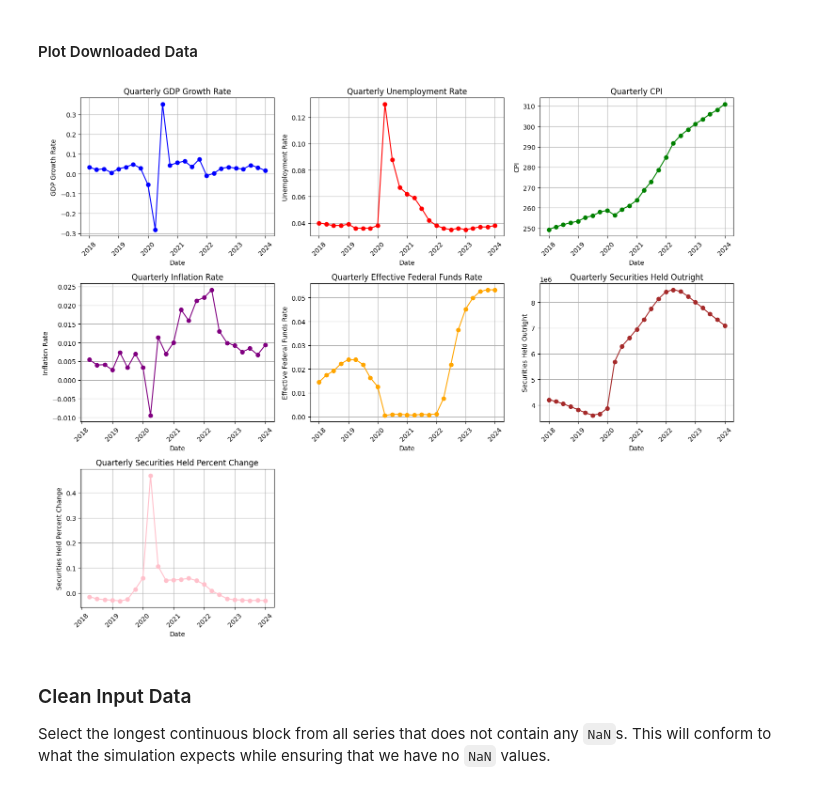
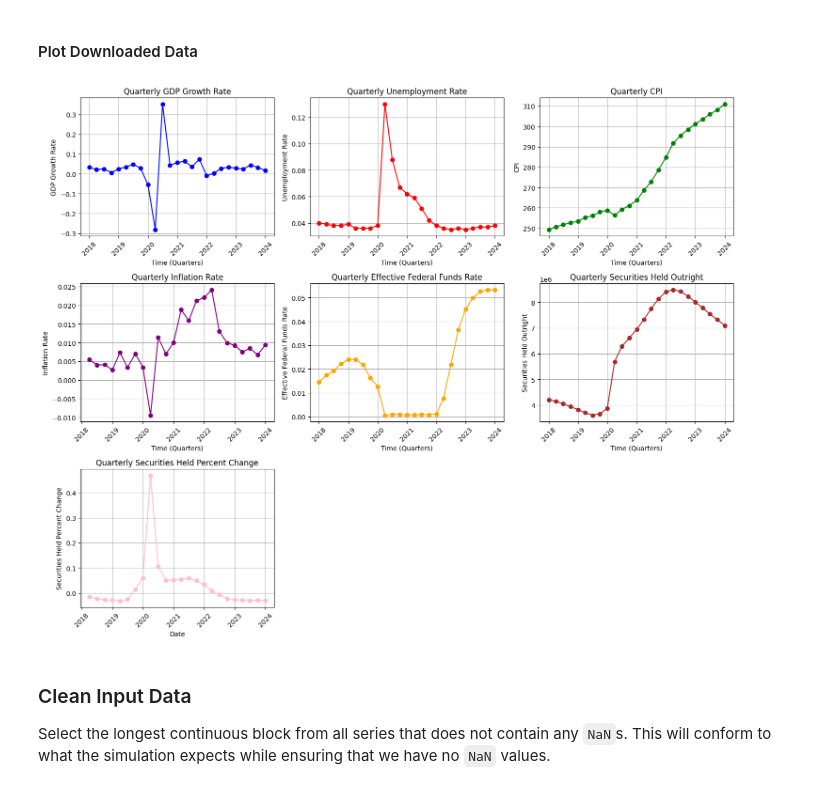
Before and after one commit to akhilkarra/agentomics, a Jupyter notebook: docs/evaluate_multi_agent_system.ipynb, the cells around one changed output. Drawn from its saved outputs; the diff is of its cells as text; code cells hidden in the pictures.

```diff
--- a/docs/evaluate_multi_agent_system.ipynb
+++ b/docs/evaluate_multi_agent_system.ipynb
@@ -144,7 +144,7 @@ plots_info = [
         "x": "date",
         "y": "Quarterly GDP Growth Rate",
         "title": "Quarterly GDP Growth Rate",
-        "xlabel": "Date",
+        "xlabel": "Time (Quarters)",
         "ylabel": "GDP Growth Rate",
         "marker": "o",
         "linestyle": "-",
@@ -155,7 +155,7 @@ plots_info = [
         "x": "date",
         "y": "Quarterly Unemployment Rate",
         "title": "Quarterly Unemployment Rate",
-        "xlabel": "Date",
+        "xlabel": "Time (Quarters)",
         "ylabel": "Unemployment Rate",
         "marker": "o",
         "linestyle": "-",
@@ -166,7 +166,7 @@ plots_info = [
         "x": "date",
         "y": "Quarterly CPI",
         "title": "Quarterly CPI",
-        "xlabel": "Date",
+        "xlabel": "Time (Quarters)",
         "ylabel": "CPI",
         "marker": "o",
         "linestyle": "-",
@@ -177,7 +177,7 @@ plots_info = [
         "x": "date",
         "y": "Quarterly Inflation Rate",
         "title": "Quarterly Inflation Rate",
-        "xlabel": "Date",
+        "xlabel": "Time (Quarters)",
         "ylabel": "Inflation Rate",
         "marker": "o",
         "linestyle": "-",
@@ -189,39 +189,39 @@ plots_info = [
         "x": "date",
         "y": "Quarterly Effective Federal Funds Rate",
         "title": "Quarterly Effective Federal Funds Rate",
-        "xlabel": "Date",
+        "xlabel": "Time (Quarters)",
         "ylabel": "Effective Federal Funds Rate",
         "marker": "o",
         "linestyle": "-",
         "color": "orange"
     },
     {
         "df": fed_securities_df,
         "x": "date",
         "y": "Quarterly Securities Held Outright",
         "title": "Quarterly Securities Held Outright",
-        "xlabel": "Date",
+        "xlabel": "Time (Quarters)",
         "ylabel": "Securities Held Outright",
         "marker": "o",
         "linestyle": "-",
         "color": "brown"
     },
     {
         "df": securities_pc_change_df,
         "x": "date",
         "y": "Quarterly Securities Held Percent Change",
         "title": "Quarterly Securities Held Percent Change",
         "xlabel": "Date",
         "ylabel": "Securities Held Percent Change",
         "marker": "o",
         "linestyle": "-",
         "color": "pink"
     }
 ]
 
 plot_data(plots_info)
 # %% [output]
-[figure, old version]
+[figure, new version]
 # %% [markdown]
 ### Clean Input Data
 
```
Also changed, not shown: parts of 5 cells of this notebook, 9 other files.
